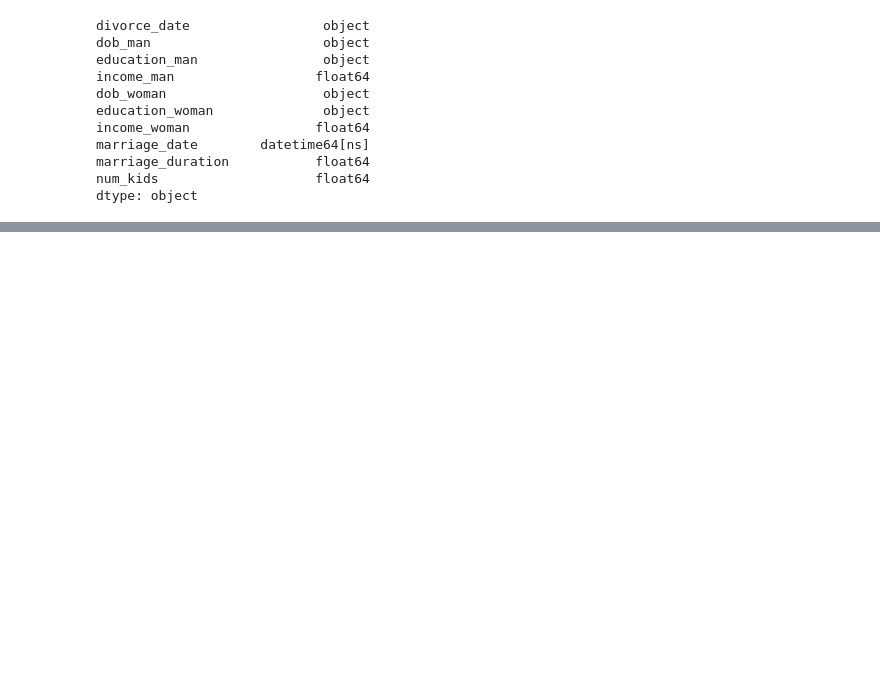
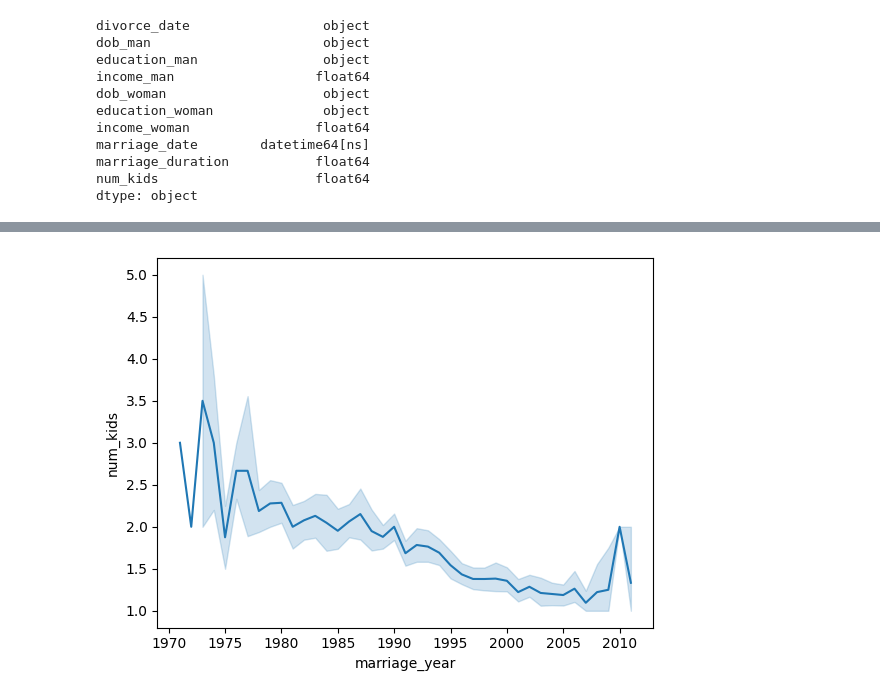
Before and after one commit to farvic/python-datascience, a Jupyter notebook: data-science-track/16_exploratory_data_analysis/chapter_3_patterns_over_time.ipynb, the cells around one changed output, grey strips where cells are left out. Cells and saved outputs as stored; diff of their text form; code cells hidden in the pictures; blank space fills up the shorter version.

```diff
--- a/data-science-track/16_exploratory_data_analysis/chapter_3_patterns_over_time.ipynb
+++ b/data-science-track/16_exploratory_data_analysis/chapter_3_patterns_over_time.ipynb
@@ -24,3 +24,7 @@ marriage_date        datetime64[ns]
 marriage_duration           float64
 num_kids                    float64
 dtype: object
+# %%
+# Import divorce.csv, parsing the appropriate columns as dates in the import
+divorce = pd.read_csv("divorce.csv", parse_dates=["divorce_date", "dob_man", "dob_woman", "marriage_date"])
+print(divorce.dtypes)
@@ -26,0 +43,9 @@ dtype: object
+# %%
+# Define the marriage_year column
+divorce["marriage_year"] = divorce["marriage_date"].dt.year
+
+# Create a line plot showing the average number of kids by year
+sns.lineplot(data=divorce, x="marriage_year", y="num_kids")
+plt.show()
+# %% [output]
+[figure, added]
```
Also changed, not shown: parts of 11 cells of this notebook, 2 other files.
